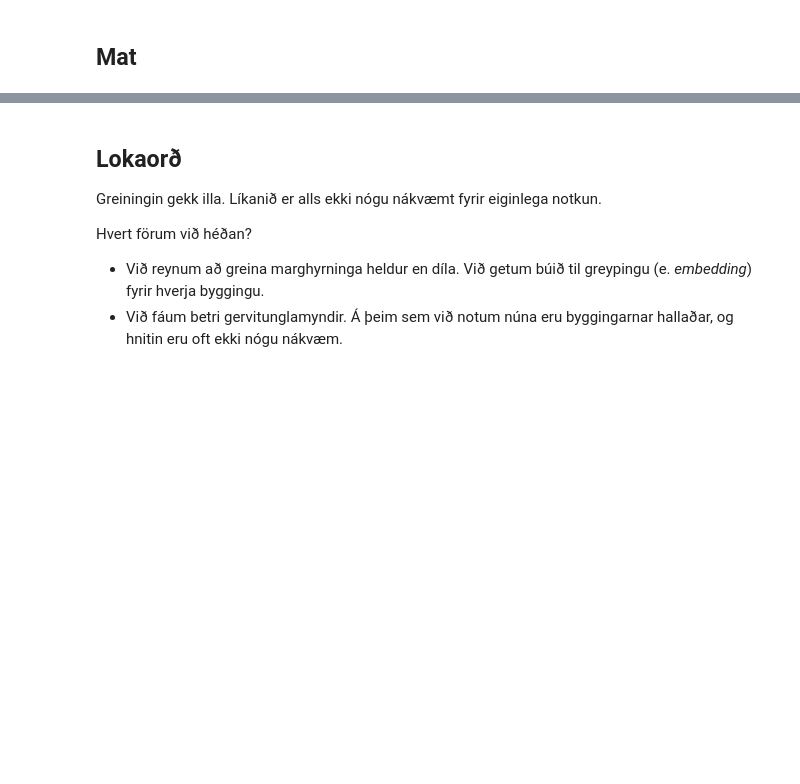
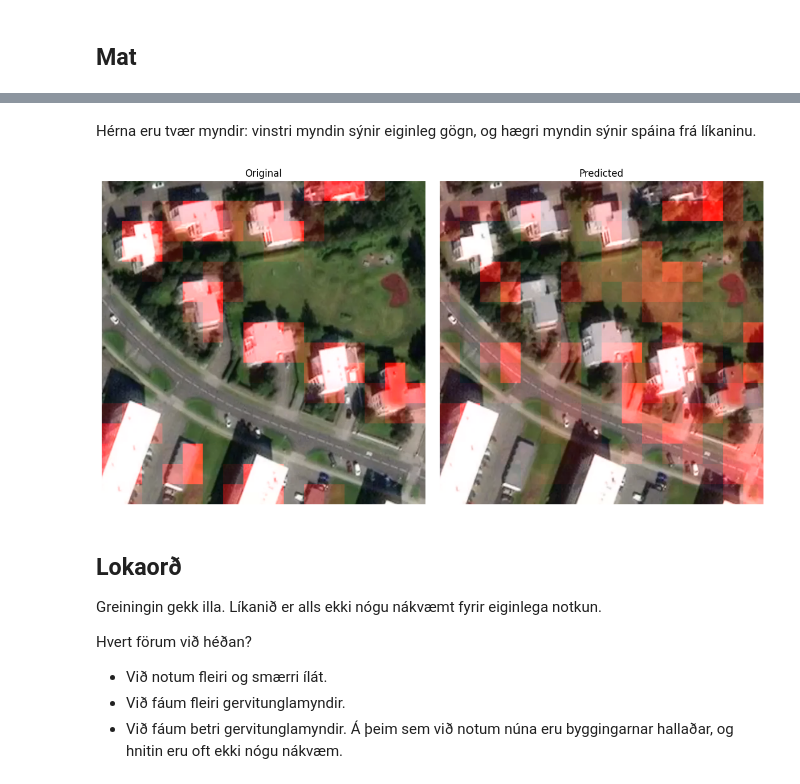
Before and after one commit to nholmesking/envalys-nathan, a Jupyter notebook: Nathan HK 2D-myndir.ipynb, the cells around one changed output, grey strips where cells are left out. Cells and saved outputs as stored; diff of their text form; code cells hidden in the pictures; blank space fills up the shorter version.

```diff
--- a/Nathan HK 2D-myndir.ipynb
+++ b/Nathan HK 2D-myndir.ipynb
@@ -457,7 +464,38 @@ Test loss: 0.13635346293449402
+# %% [markdown]
+Hérna eru tvær myndir: vinstri myndin sýnir eiginleg gögn, og hægri myndin sýnir spáina frá líkaninu.
+# %%
+gtm = Image.open(mappa + 'd_64.132737_-21.886075.png')
+dilar = gtm.load()
+X_mynd = torch.tensor(np.transpose(np.array(gtm.getdata()).reshape(1024, 1024, 3),
+                                   (2, 0, 1)).reshape(1, 3, 1024, 1024), dtype=torch.float32).to(device)
+likan.eval()
+with torch.no_grad():
+    y_pred = likan(X_mynd)
+    y_pred = y_pred.cpu().numpy()
+for i in range(ilat_fj):
+    for j in range(ilat_fj):
+        for p in range((1024//ilat_fj)*i, (1024//ilat_fj)*(i+1)):
+            for q in range((1024//ilat_fj)*j, (1024//ilat_fj)*(j+1)):
+                gtm.putpixel((p, q), (min(int(dilar[p,q][0] + 256 * (y_pred[0][0][i][j])), 255), dilar[p,q][1], dilar[p,q][2]))
+gtm.save(mappa + 'nst_d_64.132737_-21.886075.png')
+img1 = mpimg.imread(mappa + 'saman_d_64.132737_-21.886075.png')
+img2 = mpimg.imread(mappa + 'nst_d_64.132737_-21.886075.png')
+fig, axes = plt.subplots(1, 2, figsize=(12, 6))
+axes[0].imshow(img1)
+axes[0].axis('off')
+axes[0].set_title('Original')
+axes[1].imshow(img2)
+axes[1].axis('off')
+axes[1].set_title('Predicted')
+plt.tight_layout()
+plt.show()
+# %% [output]
+[figure, added]
 # %% [markdown]
 ## Lokaorð
 Greiningin gekk illa. Líkanið er alls ekki nógu nákvæmt fyrir eiginlega notkun.
 
 Hvert förum við héðan?
-- Við reynum að greina marghyrninga heldur en díla. Við getum búið til greypingu (e. *embedding*) fyrir hverja byggingu.
+- Við notum fleiri og smærri ílát.
+- Við fáum fleiri gervitunglamyndir.
 - Við fáum betri gervitunglamyndir. Á þeim sem við notum núna eru byggingarnar hallaðar, og hnitin eru oft ekki nógu nákvæm.
```
Also changed, not shown: parts of 9 cells of this notebook.
